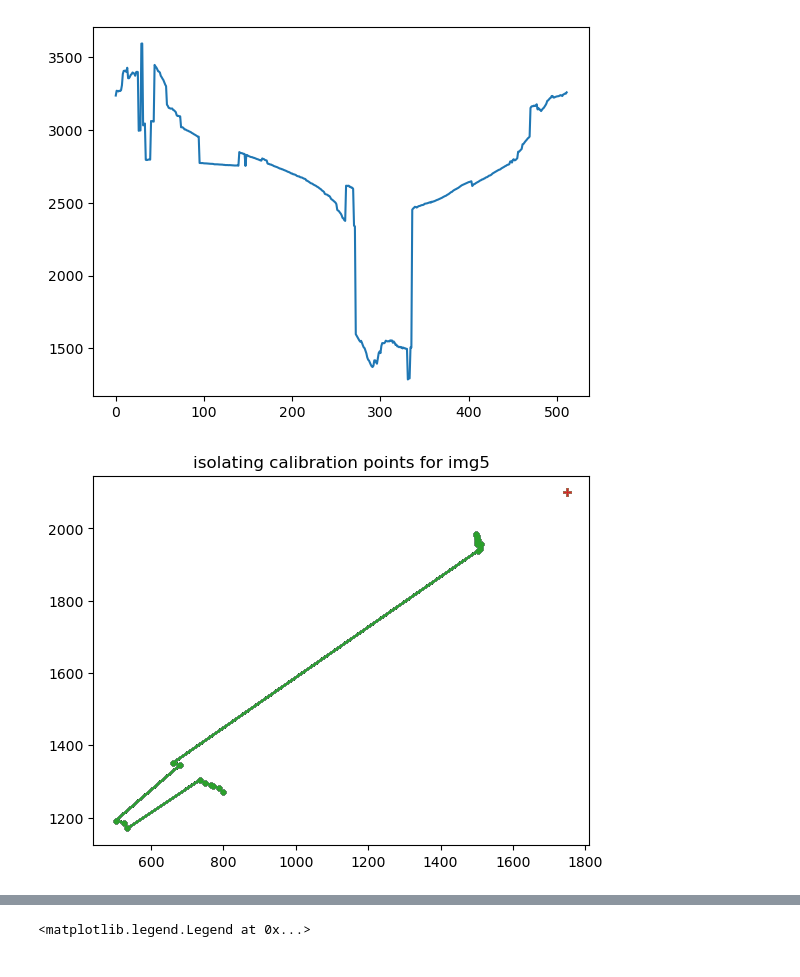
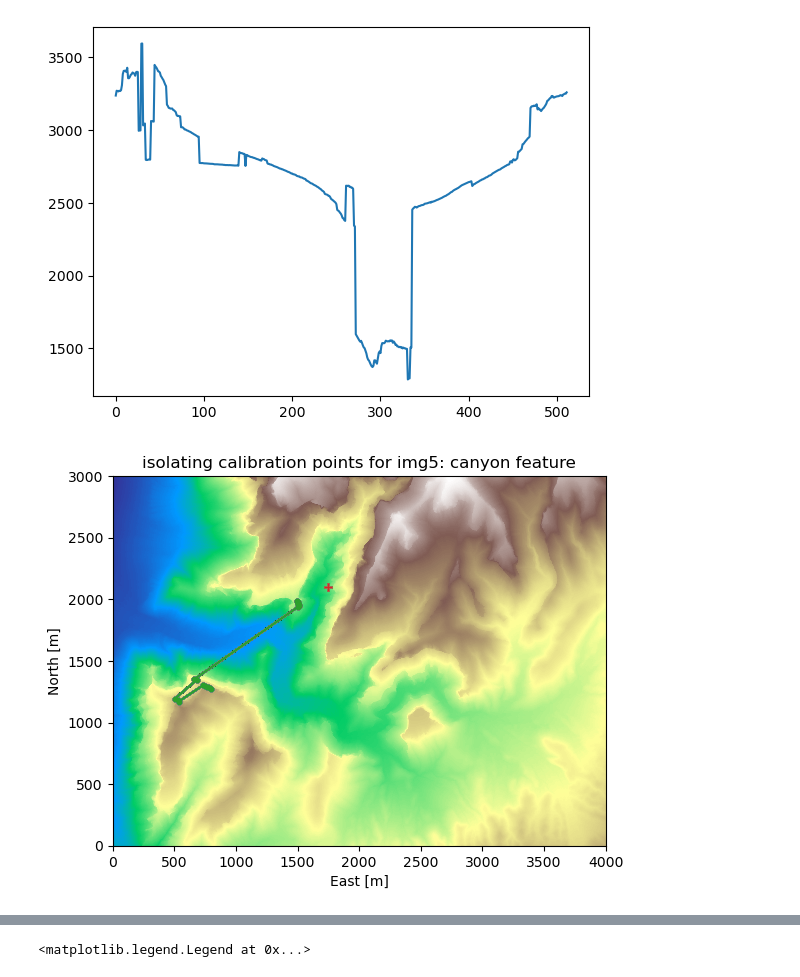
Before and after one commit to KomalKaur0/eigsep_hrzn_mapping, a Jupyter notebook: notebooks/horizon.ipynb, the cells around one changed output, grey strips where cells are left out. Drawn from its saved outputs; the diff is of its cells as text; code cells hidden in the pictures.

```diff
--- a/notebooks/horizon.ipynb
+++ b/notebooks/horizon.ipynb
@@ -128,14 +128,14 @@ ax.plot(np.arange(len(rads)), rads)
 # %%
 # check which side of the dip is the correct point to calibrate with
 fig, ax = plt.subplots()
-# plot_img(ax, dem.data, dem.res)
+plot_img(ax, dem.data, dem.res)
 for k in angles: # type: ignore
     # color = ax._get_lines.get_next_color()
     plt.plot(horizon_pnts[1][325:350], horizon_pnts[0][325:350], '.-') # type: ignore
     plt.plot([enus[5][0]], [enus[5][1]], '+')
-_ = plt.title(f'isolating calibration points for img{5}')
+_ = plt.title(f'isolating calibration points for img{5}: canyon feature')
 # %% [output]
-[figure, old version]
+[figure, new version]
 # %%
 # narrow down to exact index of canyon feature to calibrate to, guessing around 335
 # print(rads[335:338], angles[335:338])  # shows the jump is between index 335 and 336, gonna use 335
```
Also changed, not shown: parts of 4 cells of this notebook.
